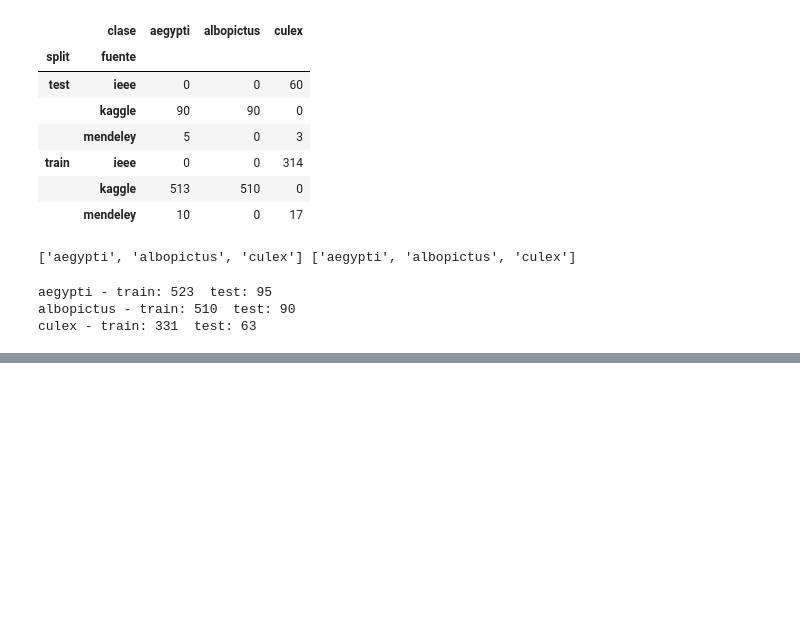
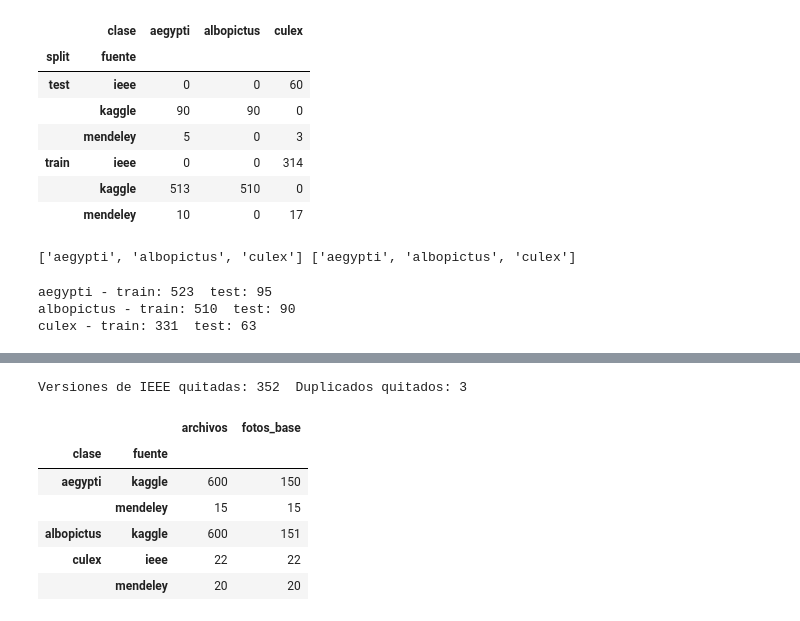
Before and after one commit to GaboSM1507/Proyecto-VectorIA, a Jupyter notebook: notebooks/02_CNN_Mosquitos.ipynb, the cells around one changed output, grey strips where cells are left out. Cells and saved outputs as stored; diff of their text form; code cells hidden in the pictures; blank space fills up the shorter version.

```diff
--- a/notebooks/02_CNN_Mosquitos.ipynb
+++ b/notebooks/02_CNN_Mosquitos.ipynb
@@ -280,0 +294,24 @@ datos.drop(columns=['carpeta']).to_csv('../data/processed/inventario_imagenes.cs
+# %%
+# Cada archivo se identifica por su foto base: Culex10_blur -> Culex10, albopictus10a -> albopictus10 #
+inventario = pd.read_csv('../data/processed/inventario_imagenes.csv')
+inventario['ruta'] = inventario['ruta'].str.replace('\\', '/', regex=False)   # Rutas que sirven en cualquier compu #
+
+nombres = inventario['archivo'].str.rsplit('.', n=1).str[0]
+inventario['foto_base'] = nombres.str.extract(r'^([A-Za-z]+[0-9]+)', expand=False).fillna(nombres)   # Mendeley ya trae nombres únicos #
+
+# Quitamos las versiones de IEEE (nombre distinto a su foto base) y los duplicados "- Copy" de Kaggle #
+es_version = (inventario['fuente'] == 'ieee') & (nombres != inventario['foto_base'])
+es_duplicado = nombres.str.contains(' - Copy', regex=False)
+print('Versiones de IEEE quitadas:', es_version.sum(), ' Duplicados quitados:', es_duplicado.sum())
+
+corregido = inventario[~(es_version | es_duplicado)].copy()
+corregido.groupby(['clase', 'fuente']).agg(archivos=('archivo', 'count'), fotos_base=('foto_base', 'nunique'))
+# %% [output]
+Versiones de IEEE quitadas: 352  Duplicados quitados: 3
+|  |  | archivos | fotos_base |
+| clase | fuente |  |  |
+| aegypti | kaggle | 600 | 150 |
+|  | mendeley | 15 | 15 |
+| albopictus | kaggle | 600 | 151 |
+| culex | ieee | 22 | 22 |
+|  | mendeley | 20 | 20 |
```
Also changed, not shown: parts of 5 cells of this notebook, 1 other file.
